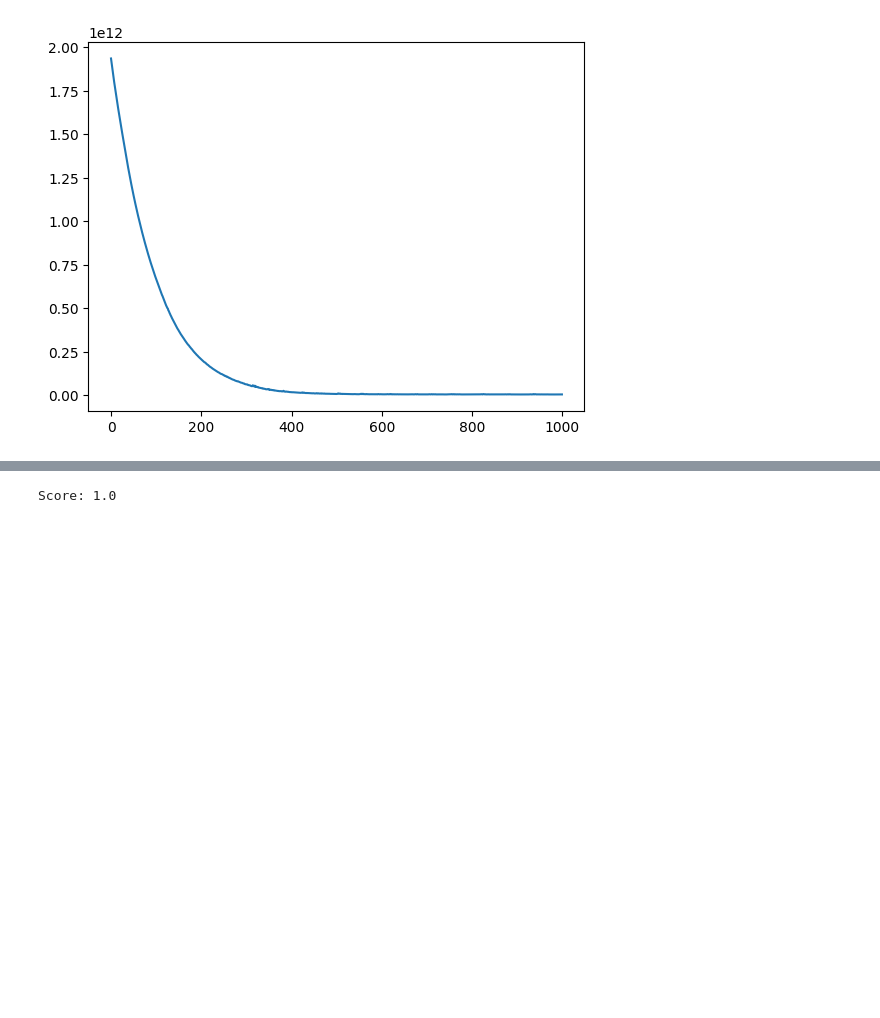
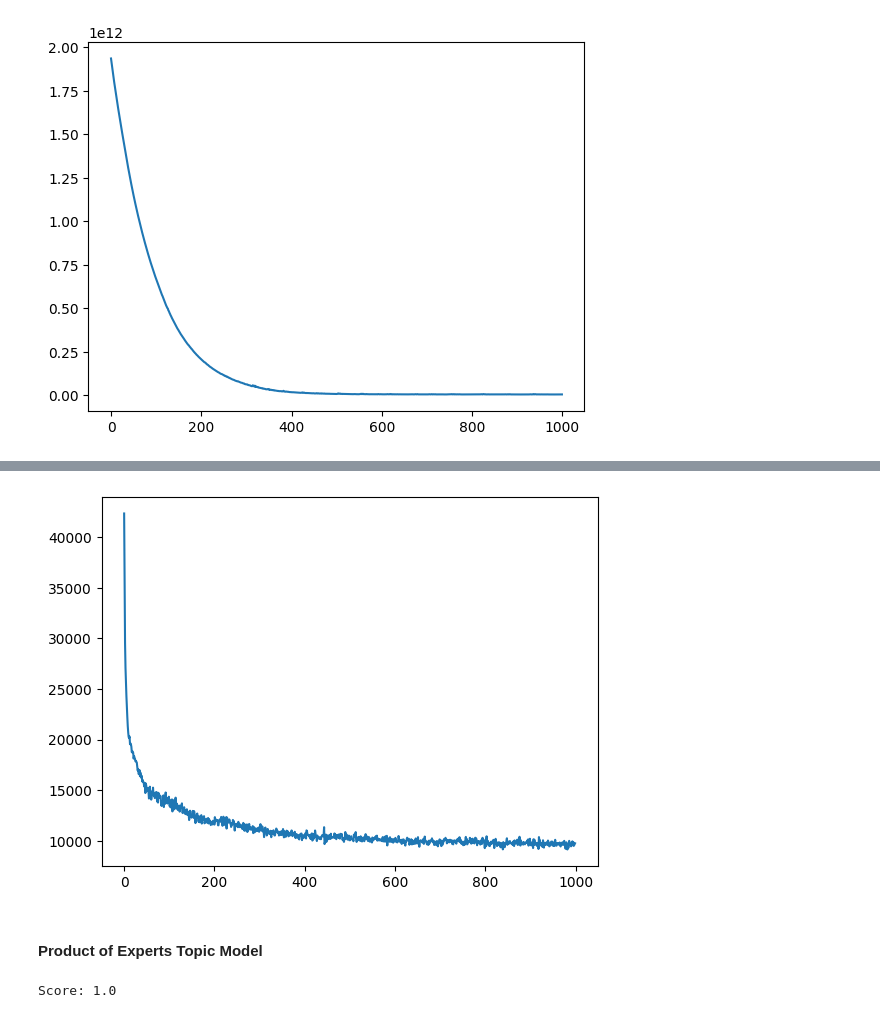
Before and after one commit to craigfouts/NeuralTopicModels, a Jupyter notebook: sandbox.ipynb, the cells around one changed output, grey strips where cells are left out. Saved outputs shown, nothing was run; the diff lists cells and outputs as text; code cells hidden in the pictures; blank space fills up the shorter version.

```diff
--- a/sandbox.ipynb
+++ b/sandbox.ipynb
@@ -237,0 +262,6 @@ class NTM(nn.Module):
+# %%
+util.visualize_log(model.loss_log_)
+# %% [output]
+[figure, added]
+# %% [markdown]
+#### Product of Experts Topic Model
```
Also changed, not shown: parts of 12 cells of this notebook.
